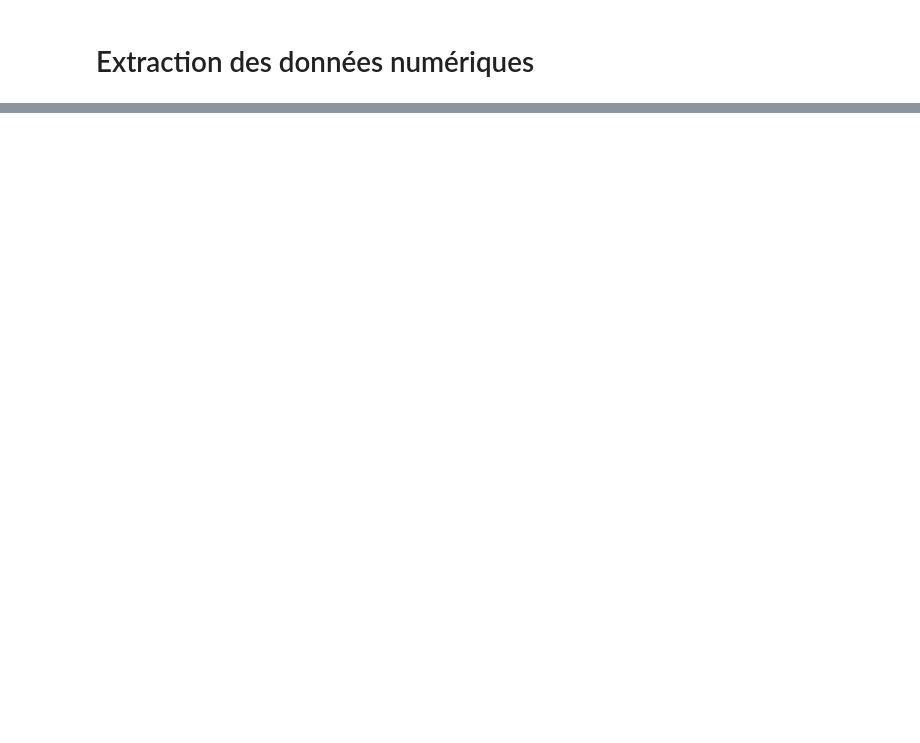
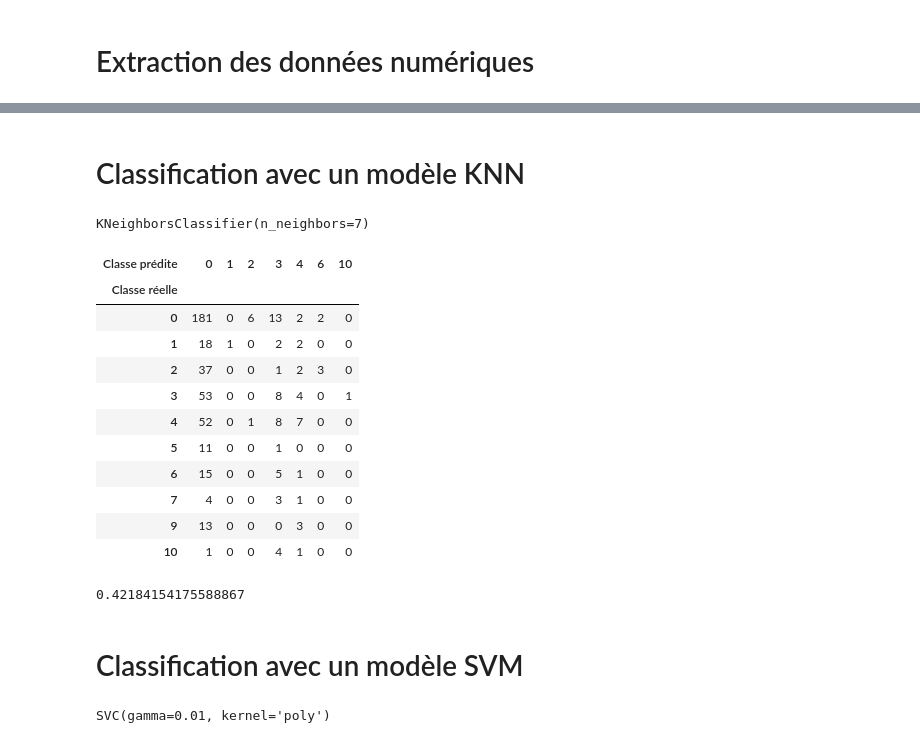
Before and after one commit to heuzef/cartofriches, a Jupyter notebook: profil/ml/ml_cartofriches_training.ipynb, the cells around one changed output, grey strips where cells are left out. Cells and saved outputs as stored; diff of their text form; code cells hidden in the pictures; blank space fills up the shorter version.

Commit message:
[profil/ml/ml_cartofriches_training.ipynb] Création des jeux d'apprentissage et de test. Modèle KNN. Modèle SVM.

```diff
--- a/profil/ml/ml_cartofriches_training.ipynb
+++ b/profil/ml/ml_cartofriches_training.ipynb
@@ -112,0 +179,2 @@ memory usage: 291.5 KB
+# %%
+X = df_friches_silver_numeriques.drop(columns=['site_reconv_type'])
@@ -112,0 +201,33 @@ memory usage: 291.5 KB
+# %%
+Y = df_friches_silver_numeriques['site_reconv_type']
+# %%
+X_train, X_test, y_train, y_test = train_test_split(X, Y, test_size=0.2, random_state=123)
+# %% [markdown]
+# Classification avec un modèle KNN
+# %%
+knn = neighbors.KNeighborsClassifier(n_neighbors=7, metric='minkowski')
+knn.fit(X_train, y_train)
+# %% [output]
+KNeighborsClassifier(n_neighbors=7)
+# %%
+y_pred = knn.predict(X_test)
+pd.crosstab(y_test, y_pred, rownames=['Classe réelle'], colnames=['Classe prédite'])
+# %% [output]
+| Classe prédite | 0 | 1 | 2 | 3 | 4 | 6 | 10 |
+| Classe réelle |  |  |  |  |  |  |  |
+| 0 | 181 | 0 | 6 | 13 | 2 | 2 | 0 |
+| 1 | 18 | 1 | 0 | 2 | 2 | 0 | 0 |
+| 2 | 37 | 0 | 0 | 1 | 2 | 3 | 0 |
+| 3 | 53 | 0 | 0 | 8 | 4 | 0 | 1 |
+| 4 | 52 | 0 | 1 | 8 | 7 | 0 | 0 |
+| 5 | 11 | 0 | 0 | 1 | 0 | 0 | 0 |
+| 6 | 15 | 0 | 0 | 5 | 1 | 0 | 0 |
+| 7 | 4 | 0 | 0 | 3 | 1 | 0 | 0 |
+| 9 | 13 | 0 | 0 | 0 | 3 | 0 | 0 |
+| 10 | 1 | 0 | 0 | 4 | 1 | 0 | 0 |
+# %%
+knn.score(X_test, y_test)
+# %% [output]
+0.42184154175588867
+# %% [markdown]
+# Classification avec un modèle SVM
@@ -112,0 +240,4 @@ memory usage: 291.5 KB
+# %%
+clf.fit(X_train_scaled, y_train)
+# %% [output]
+SVC(gamma=0.01, kernel='poly')
```
Also changed, not shown: parts of 13 cells of this notebook.
